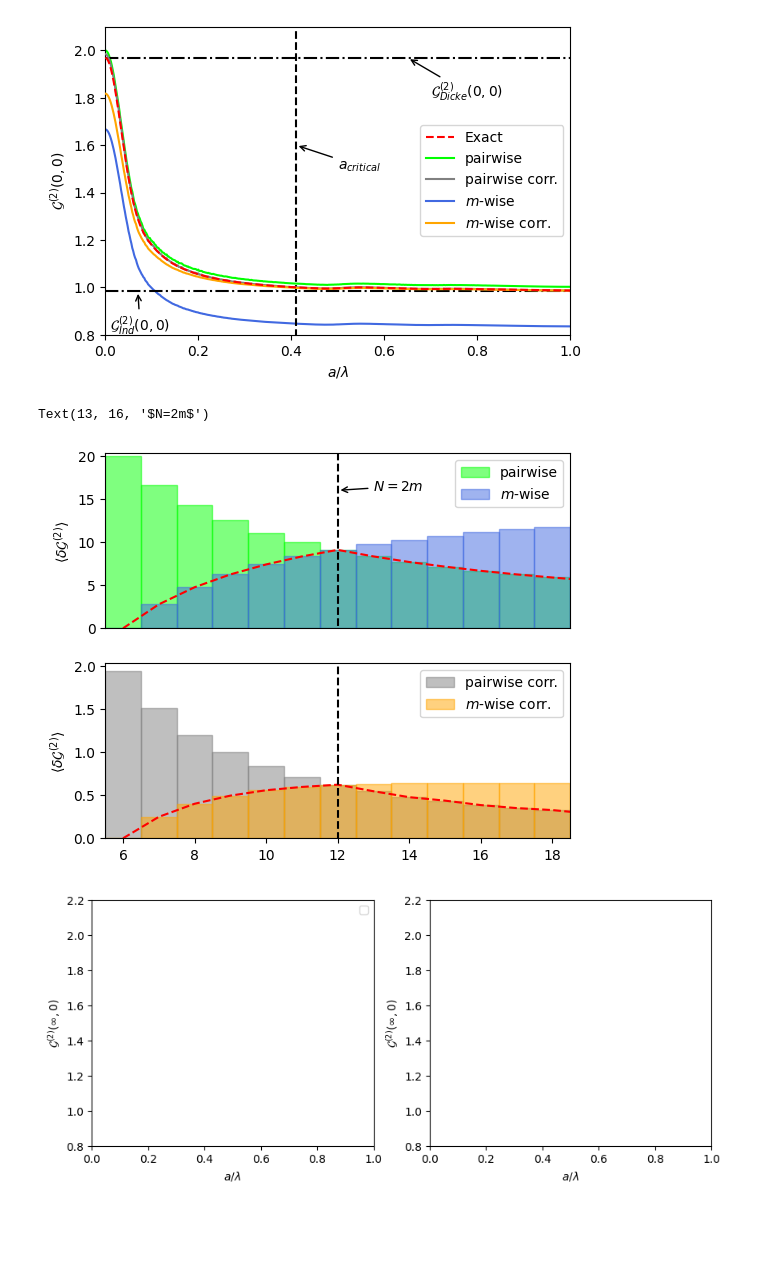
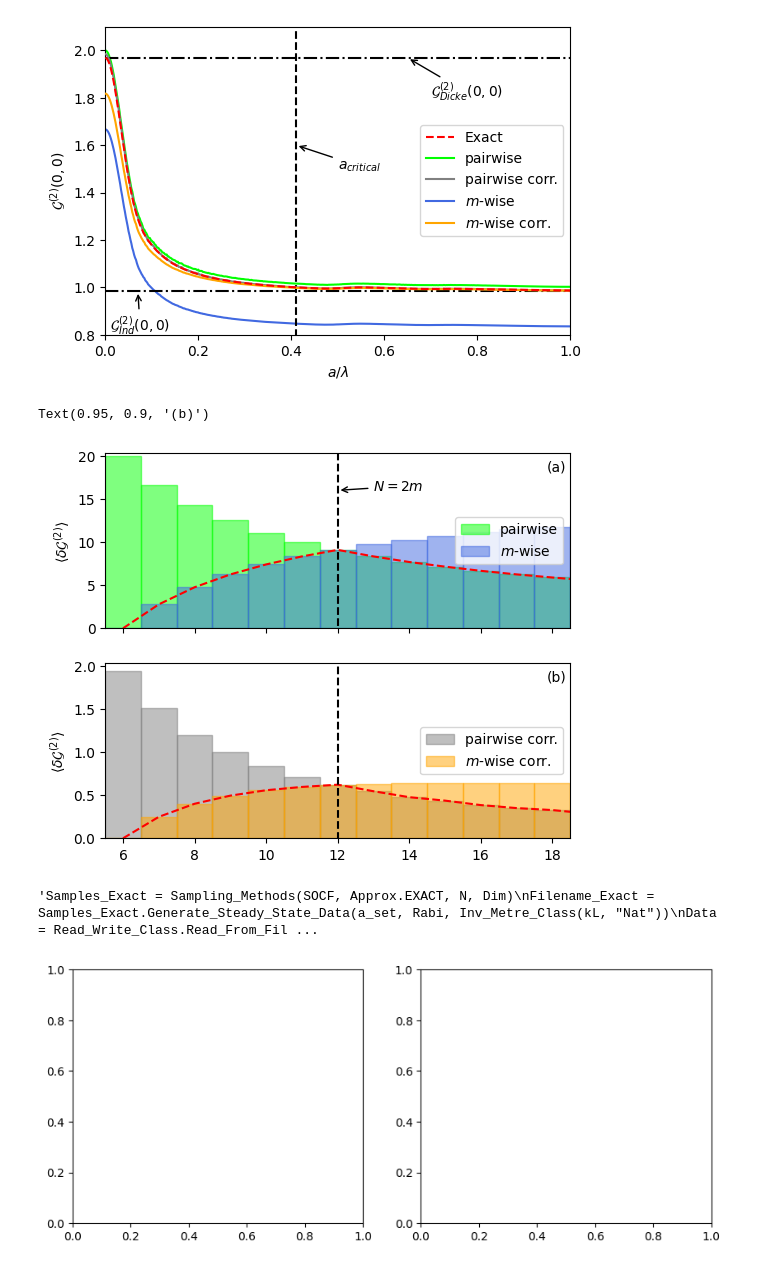
Before and after one commit to Daneyles1/PhD_Projects, a Jupyter notebook: Sampling Methods/Plotting_Visuals.ipynb, the cells around one changed output. Cells and saved outputs as stored; diff of their text form; code cells hidden in the pictures; blank space fills up the shorter version.

Commit message:
All plots complete besided the steady state result for sampling Methods paper

```diff
--- a/Sampling Methods/Plotting_Visuals.ipynb
+++ b/Sampling Methods/Plotting_Visuals.ipynb
@@ -110,13 +110,16 @@ Exact_t, Exact_g2 = map(list, zip(*Data_Exact))
 fig, ax = plt.subplots(figsize=(6, 4))
 ax.plot(Exact_t, Exact_g2, label="Exact", color="red", linestyle='dashed')
 
-for m in m_set:
+cols = ["royalblue", 'orange', 'limegreen', 'blueviolet', 'grey']
+for i,m in enumerate(m_set):
     Samples_MWise = Sampling_Methods(SOCF_Type.G2, Approx.MWISE, N, Dim, m, Num_Samples=S)
     Filename_m = Samples_MWise.Generate_Emission_Data(a, t_max)
     Data_m = Read_Write_Class.Read_From_File(Filename_m)
     MWise_t, MWise_g2 = map(list, zip(*Data_m))
-    ax.plot(MWise_t, MWise_g2, label=f"m={m}")
+    ax.plot(MWise_t, MWise_g2, label=f"m={m}", c=cols[i])
 
 ax.set_xlabel('$\gamma_0 t$')
 ax.set_ylabel('$R(t)/R(0)$')
+ax.legend()
+plt.show()
 # %% [output]
@@ -240,50 +242,77 @@ axes[0].plot(N_Set, Min, c='red', linestyle='dashed')
 Min_Corr = np.minimum(Diff_m_corr, Diff_Pair_corr)
 axes[1].plot(N_Set, Min_Corr, c='red', linestyle='dashed')
 
-axes[0].set_xticks([])
-axes[1].set_xticks([i for i in N_Set if i%2 == 0])
+N_ticks = [i for i in N_Set if i%2 == 0]
+axes[0].set_xticks(N_ticks, ["" for i in N_ticks] )
+axes[1].set_xticks(N_ticks)
 axes[0].set_ylim([0,20.3])
 axes[1].set_ylim([0,2.03])
 for i in range(2):
     axes[i].set_xlim([min(N_Set)-0.5, max(N_Set)-0.5])
     axes[i].plot([2*m, 2*m], [-1, 30], linestyle='dashed', c='black')
     axes[i].set_ylabel("$\\langle \delta \mathcal{G}^{(2)} \\rangle$")
-    axes[i].legend()
+    axes[i].legend(loc = "center right")
 
 axes[0].annotate("$N=2m$", xy=(2*m, 16),  xytext=(2*m+1, 16),
             arrowprops=dict(arrowstyle="->", color="black", lw=1), fontsize=10)
+
+axes[0].text(0.95, 0.9, "(a)", transform=axes[0].transAxes)
+axes[1].text(0.95, 0.9, "(b)", transform=axes[1].transAxes)
 # %% [output]
-Text(13, 16, '$N=2m$')
+Text(0.95, 0.9, '(b)')
-[figure, old version]
+[figure, new version]
 # %%
-# (Fig 7) Comaprison of approximaitons in the Steady state
-k = [1,0,0]
-gamma_0 = 1/3*np.pi
-Rabi = 5*gamma_0
+# (Fig 7) Comaprison of approximaitons in the Steady state NOT DONE
+kL = [1,0,0]
+Rabi = 5
 
 m = 6
 S_m = 100
 S_2 = 10000
 
-a_set = np.round(np.linspace(0, 1, 501),10)[1:]
-print(a_set)
+a_set_temp = np.round(np.linspace(0, 1, 101),10)
+a_set = np.array([a for a in a_set_temp if a >= 0.05])
+
 fig, axes = plt.subplots(1, 2, figsize=(10, 4))
 
 
+Dim = 1
+N = 8
+
+"""Samples_Exact = Sampling_Methods(SOCF, Approx.EXACT, N, Dim)
+Filename_Exact = Samples_Exact.Generate_Steady_State_Data(a_set, Rabi, Inv_Metre_Class(kL, "Nat"))
+Data = Read_Write_Class.Read_From_File(Filename_Exact)
+Exact_a, Exact_g2 = map(list, zip(*Data))
+Exact_a, Exact_g2 = Read_Write_Class.Sort_Both_Lists(Exact_a, Exact_g2)
+axes[0].plot(Exact_a, Exact_g2, label="Exact", linestyle='dashed', c=c_Exact, zorder=5)
+
+Samples_mwise = Sampling_Methods(SOCF, Approx.MWISE, N, Dim, m=m, Num_Samples=S_m)
+Filename_mwise = Samples_mwise.Generate_Steady_State_Data(a_set, Rabi, Inv_Metre_Class(kL, "Nat"))
+Data = Read_Write_Class.Read_From_File(Filename_Exact)
+mwise_a, mwise_g2 = map(list, zip(*Data))
+mwise_a, mwise_g2 = Read_Write_Class.Sort_Both_Lists(mwise_a, mwise_g2)
+axes[0].plot(mwise_a, mwise_g2, label="$m$-wise", linestyle='dashed', c=c_Exact, zorder=5)
 
 
 
-
-
+Dim=2
+N=8
+Samples_mwise = Sampling_Methods(SOCF, Approx.MWISE, N, Dim, m=m, Num_Samples=S_m)
+Filename_mwise = Samples_mwise.Generate_Steady_State_Data(a_set, Rabi, Inv_Metre_Class(kL, "Nat"))
+Data = Read_Write_Class.Read_From_File(Filename_Exact)
+mwise_a, mwise_g2 = map(list, zip(*Data))
+mwise_a, mwise_g2 = Read_Write_Class.Sort_Both_Lists(mwise_a, mwise_g2)
+axes[1].plot(mwise_a, mwise_g2, label="$m$-wise", linestyle='dashed', c=c_Exact, zorder=5)
 
 
 for i in range(2):
     axes[i].set_xlabel("$a/\lambda$")
     axes[i].set_ylabel("$\mathcal{G}^{(2)}(\infty, 0)$")
     axes[i].set_xticks([0, 0.2, 0.4, 0.6, 0.8, 1.0])
-    axes[i].set_xlim([np.min(a_set), np.max(a_set)])
+    axes[i].set_xlim([0, np.max(a_set)])
     axes[i].set_ylim([0.8, 2.2])
 axes[0].legend()
-plt.show()
+plt.show()"""
 # %% [output]
+'Samples_Exact = Sampling_Methods(SOCF, Approx.EXACT, N, Dim)\nFilename_Exact = Samples_Exact.Generate_Steady_State_Data(a_set, Rabi, Inv_Metre_Class(kL, "Nat"))\nData = Read_Write_Class.Read_From_Fil ...
-[figure, old version]
+[figure, new version]
```
Also changed, not shown: parts of 3 cells of this notebook, 21 other files.
